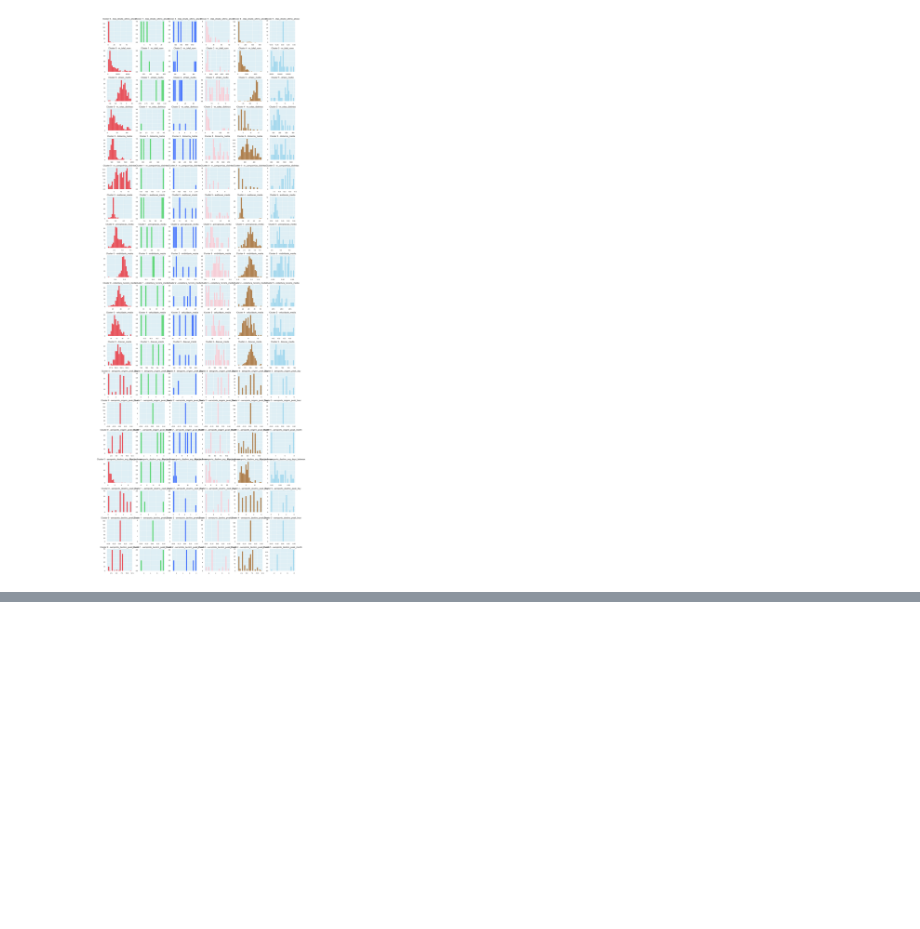
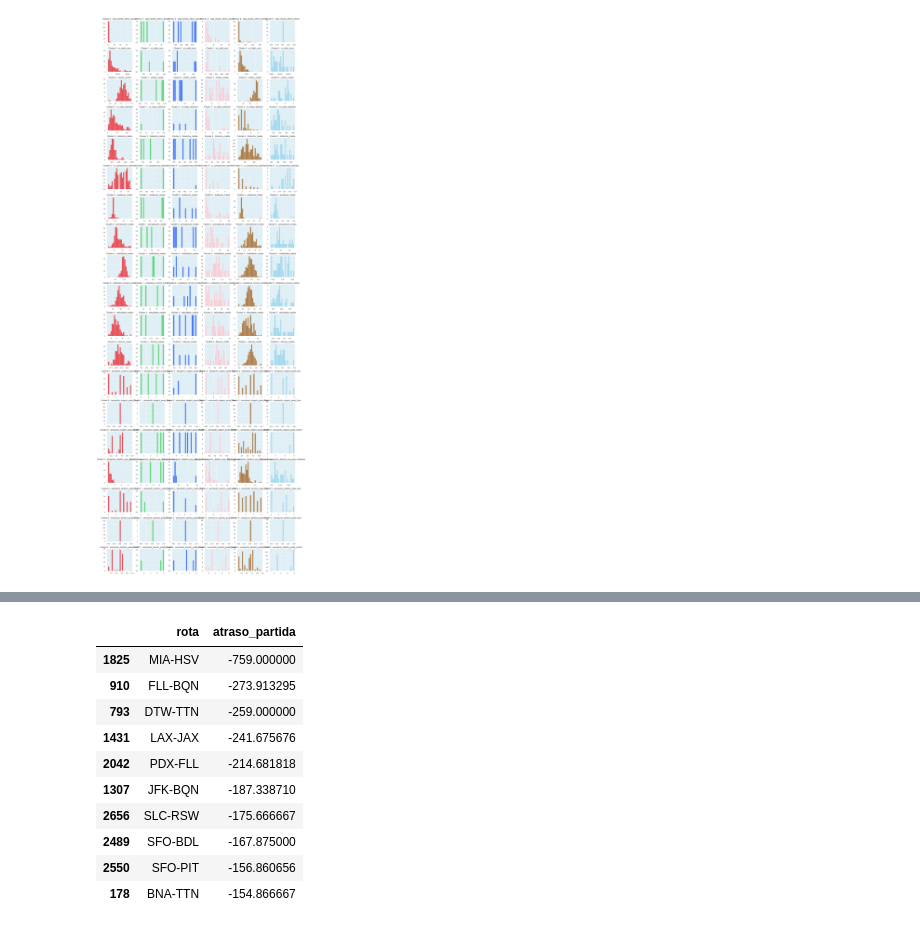
Before and after one commit to BrunoAfonso18/sdw, a Jupyter notebook: flights.ipynb, the cells around one changed output, grey strips where cells are left out. Cells and saved outputs as stored; diff of their text form; code cells hidden in the pictures; blank space fills up the shorter version.

```diff
--- a/flights.ipynb
+++ b/flights.ipynb
@@ -1525,0 +1573,39 @@ plt.show()
+# %%
+def recomendar_voos(airport_id):
+    # Garantir que o aeroporto existe
+    if airport_id not in airport_data_cleaned['aeroporto'].values:
+        print(f"Aeroporto {airport_id} não encontrado.")
+        return None
+
+    # 1. Obter o cluster do Aeroporto
+    cluster_id = airport_data_cleaned.loc[airport_data_cleaned['aeroporto'] == airport_id, 'cluster'].values[0]
+
+    # 2. Obter todos os Aeroportos do mesmo cluster
+    cluster_airports = airport_data_cleaned[airport_data_cleaned['cluster'] == cluster_id]['aeroporto'].unique()
+    # 3. Filtrar todas as voos desses Aeroportos
+    cluster_voos = rs[rs['aeroporto_origem'].isin(cluster_airports)]
+
+    # 4. Agrupar por produto e fazer a media deatrasos
+    voos_cluster = cluster_voos.groupby(['rota'])[['atraso_partida']].mean().reset_index()
+    voos_cluster.columns = ['rota', 'atraso_partida']
+
+    # 5. Ordenar pelos voos com menos atrasos
+    voos_cluster = voos_cluster.sort_values(by='atraso_partida', ascending=True)
+
+
+    # 8. Retornar top 10
+    return voos_cluster.head(10)
+# %%
+recomendar_voos(airport_id='FLL')
+# %% [output]
+|  | rota | atraso_partida |
+| 1825 | MIA-HSV | -759.000000 |
+| 910 | FLL-BQN | -273.913295 |
+| 793 | DTW-TTN | -259.000000 |
+| 1431 | LAX-JAX | -241.675676 |
+| 2042 | PDX-FLL | -214.681818 |
+| 1307 | JFK-BQN | -187.338710 |
+| 2656 | SLC-RSW | -175.666667 |
+| 2489 | SFO-BDL | -167.875000 |
+| 2550 | SFO-PIT | -156.860656 |
+| 178 | BNA-TTN | -154.866667 |
```
Also changed, not shown: parts of 22 cells of this notebook.
